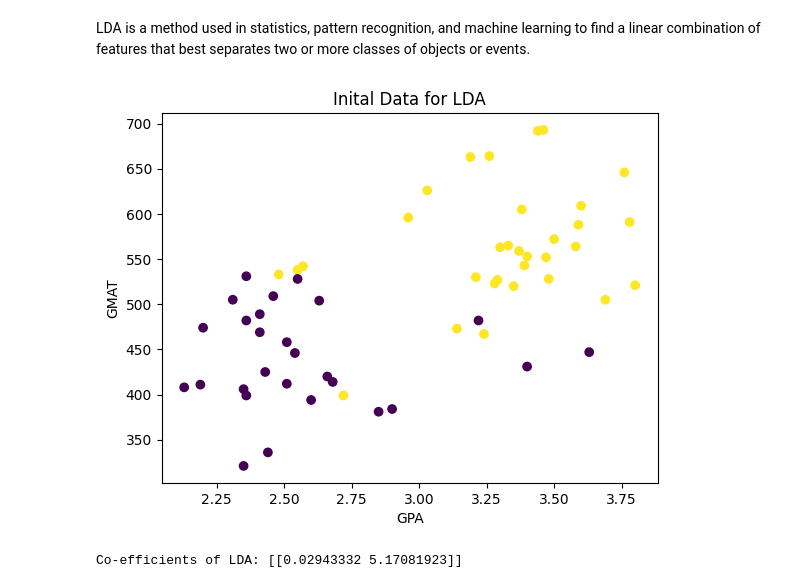
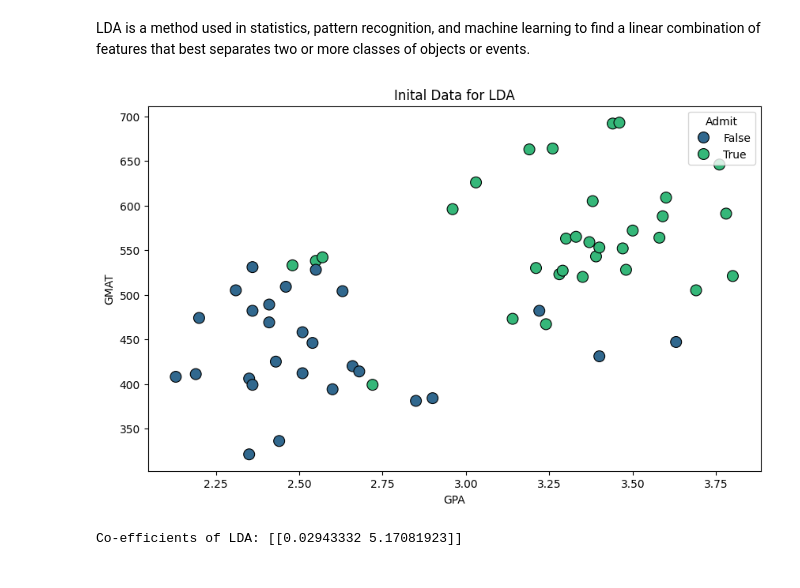
Before and after one commit to babli18/MKT---Consumer-And-Brand-Research, a Jupyter notebook: stp_tools.ipynb, the cells around one changed output. Saved outputs shown, nothing was run; the diff lists cells and outputs as text; code cells hidden in the pictures.

Commit message:
modified Lda graph

```diff
--- a/stp_tools.ipynb
+++ b/stp_tools.ipynb
@@ -155,13 +155,16 @@ X = df[['GMAT','GPA']]
 y = df['De']
 # %%
 # Plot the initial data
-plt.scatter(df['GPA'], df['GMAT'], c=df['De'], cmap='viridis', marker='o')
+#plt.scatter(df['GPA'], df['GMAT'], c=df['De'], cmap='viridis', marker='o')
+plt.figure(figsize=(10,6))
+sns.scatterplot(x='GPA', y='GMAT', hue='De', palette='viridis', data=df, marker='o',s=100,edgecolor='k')
+plt.legend(title='Admit')
 plt.xlabel('GPA')
 plt.ylabel('GMAT')
 plt.title('Inital Data for LDA')
 plt.show()
 # %% [output]
-[figure, old version]
+[figure, new version]
 # %%
 # Normalized Feature (if you want to normalize the features i.e X then uncomment the below code)
 #scaler = StandardScaler()
```
